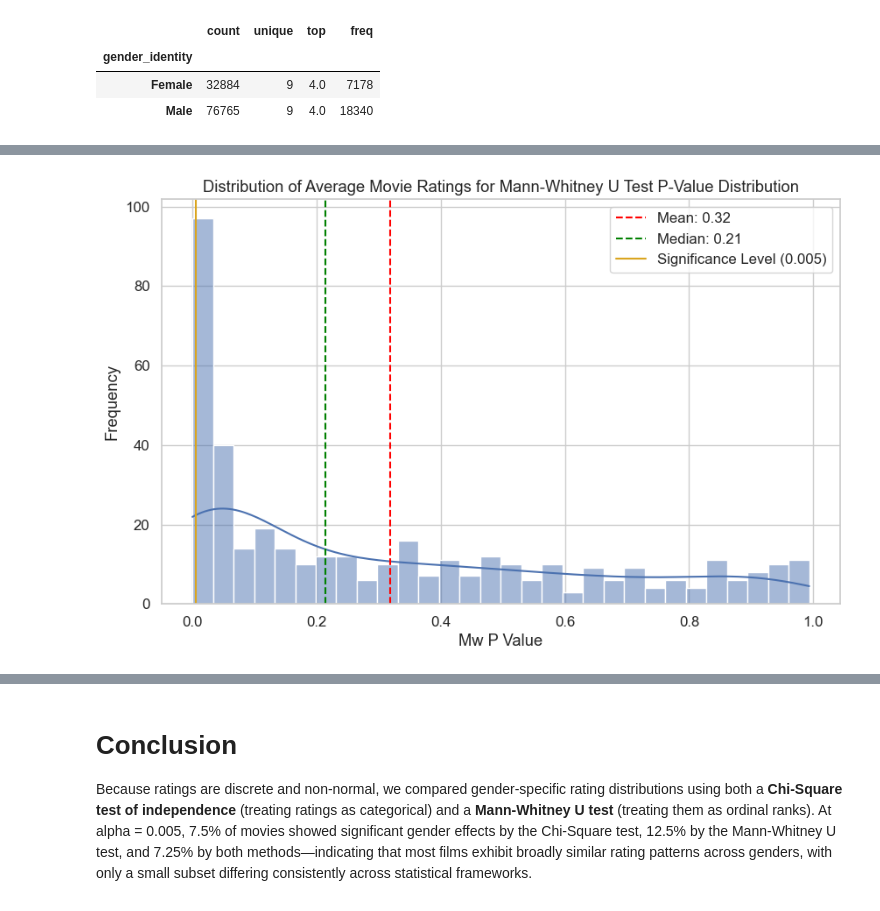
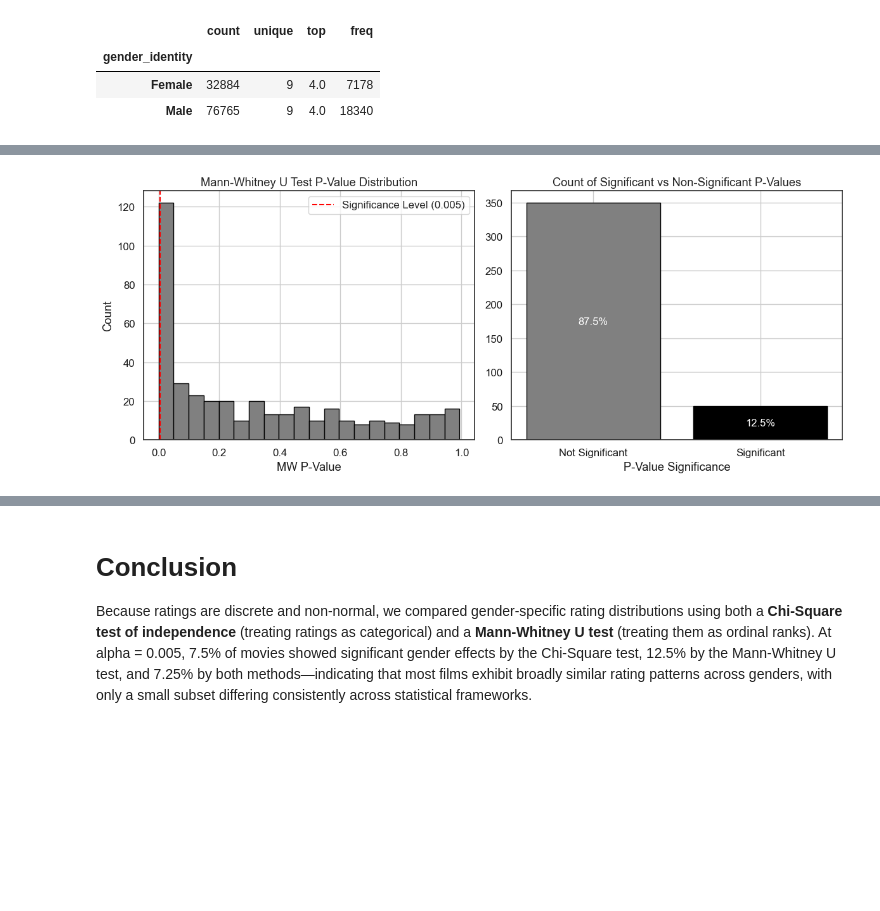
Before and after one commit to paolacalle/movie-ratings-replication, a Jupyter notebook: problem_set/4.ipynb, the cells around one changed output, grey strips where cells are left out. Saved outputs shown, nothing was run; the diff lists cells and outputs as text; code cells hidden in the pictures; blank space fills up the shorter version.

Commit message:
figure changes and conclsuion revised

```diff
--- a/problem_set/4.ipynb
+++ b/problem_set/4.ipynb
@@ -67,5 +138,9 @@ Text(0, 0.5, 'Proportion of Ratings')
 # %%
 def total_variation_distance(p, q):
+    # make sure they all have 0, 0.5, 1, .., 4
+    all_values = np.arange(0, 4.5, 0.5)
+    p = p.reindex(all_values, fill_value=0)
+    q = q.reindex(all_values, fill_value=0)
     p, q = np.asarray(p, dtype=float), np.asarray(q, dtype=float)
     p, q = p / p.sum(), q / q.sum()
     return 0.5 * np.sum(np.abs(p - q))
@@ -75,7 +150,7 @@ df_gender_movie.size()
 
 n_movies = len(df_gender_movie)
 
-results = pd.DataFrame(columns=['chi_p_value', 'dof', 'expected', 'jvd', 'mw_p_value', 'mw_u_stat'])
+results = pd.DataFrame(columns=['prop', 'mw_p_value', 'mw_u_stat'])
 
 for name, group in df_gender_movie:
     movie_name = name[0] + " (" + str(name[1]) + ")"
@@ -93,26 +168,39 @@ for name, group in df_gender_movie:
             print(f"NA values found in ratings for movie: {movie_name}")
             continue
 
+
+        prop = total_variation_distance(male_ratings.value_counts().sort_index(), female_ratings.value_counts().sort_index())
+
         # Mann-Whitney U Test
+
         u_stat, p_value_mw = stats.mannwhitneyu(male_ratings, female_ratings, alternative='two-sided')
 
-        # x^2 test
-        contingency_table = pd.crosstab(group['gender_identity'], group['rating'])
-        chi2, p_value_chi2, dof, expected = stats.chi2_contingency(contingency_table)
-
-        male = contingency_table.loc["Male"]
-        female = contingency_table.loc["Female"]
-
-        results.loc[movie_name] = [p_value_chi2, dof, expected, total_variation_distance(male, female), p_value_mw, u_stat]
+        results.loc[movie_name] = [prop, p_value_mw, u_stat]
 # %%
-plt = gf.plot_distrubtion(results,
-    name='Mann-Whitney U Test P-Value Distribution',
-    y ='mw_p_value',
-    show=False)
+# one figure
+fig, ax = plt.subplots(1,2, figsize=(12, 5), dpi=100)
 
-plt.axvline(x=0.005, color='goldenrod', linestyle='-', label='Significance Level (0.005)')
-plt.legend()
+# distbution of p-values
+results['mw_p_value'].hist(bins=20, ax=ax[0], color='gray', edgecolor='black')
+ax[0].axvline(x=ALPHA, color='red', linestyle='--', label='Significance Level ({})'.format(ALPHA))
+ax[0].set_title('Mann-Whitney U Test P-Value Distribution')
+ax[0].set_xlabel('MW P-Value')
+ax[0].set_ylabel('Count')
+ax[0].legend()
 
-plt.show()
+# count of significant p-values and non-significant p-values
+sig = results['mw_p_value'] < ALPHA
+nonsig = results['mw_p_value'] >= ALPHA
+ax[1].bar(['Not Significant', 'Significant'], [nonsig.sum(), sig.sum()], color=['gray', 'black'], edgecolor='black')
+ax[1].set_title('Count of Significant vs Non-Significant P-Values')
+ax[1].set_xlabel('P-Value Significance')
+
+# annotations of the %
+total = len(results)
+ax[1].text(0, nonsig.sum()/2, f"{(nonsig.sum()/total)*100:.1f}%", ha='center', va='center', color='white', fontsize=12)
+ax[1].text(1, sig.sum()/2, f"{(sig.sum()/total)*100:.1f}%", ha='center', va='center', color='white', fontsize=12)
+
+plt.tight_layout()
+plt.savefig('../figures/gender_rating_mw_pvalue_distribution.pdf', bbox_inches='tight')
 # %% [output]
-[figure, old version]
+[figure, new version]
```
Also changed, not shown: parts of 4 cells of this notebook.
